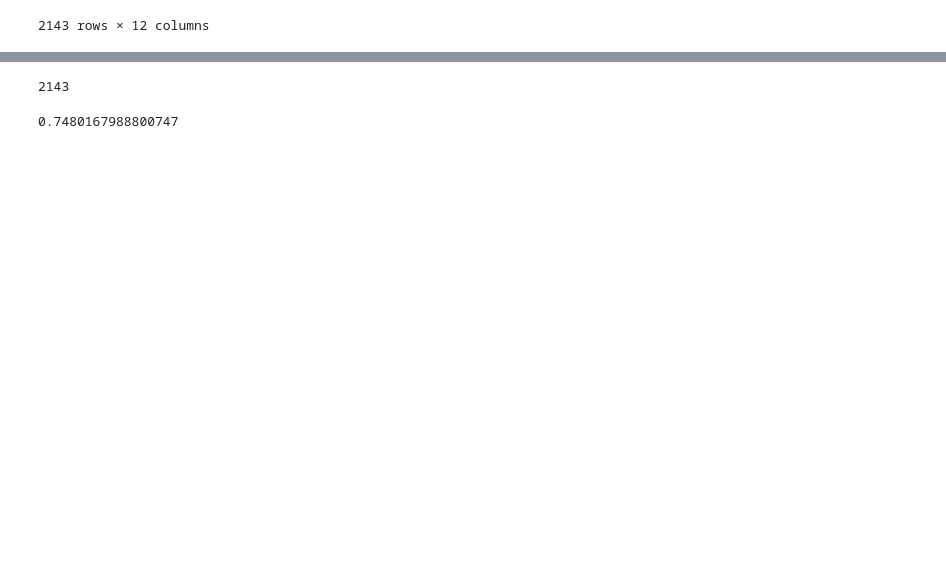
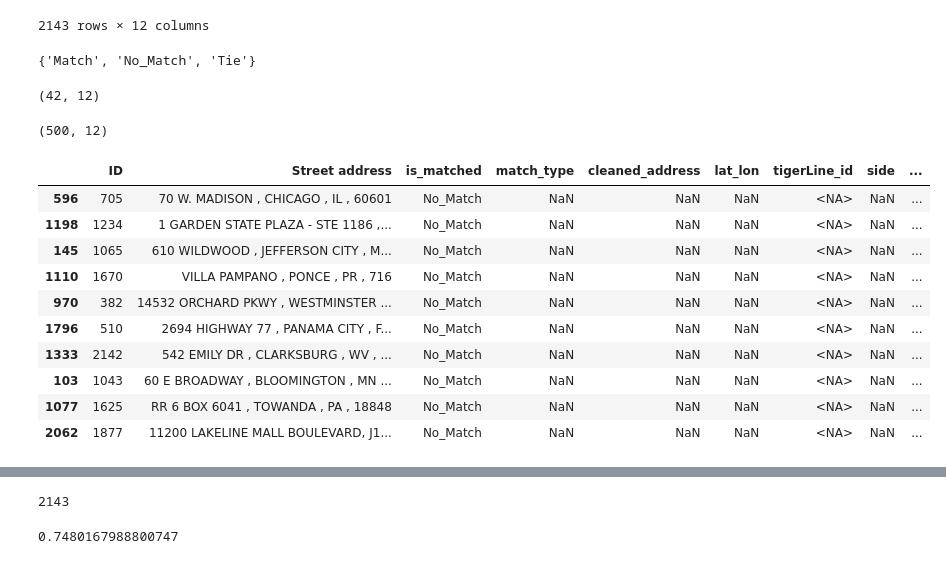
Before and after one commit to minhtriet/zipcodes, a Jupyter notebook: data_exploration.ipynb, the cells around one changed output, grey strips where cells are left out. Cells and saved outputs as stored; diff of their text form; code cells hidden in the pictures; blank space fills up the shorter version.

```diff
--- a/data_exploration.ipynb
+++ b/data_exploration.ipynb
@@ -483,3 +558,17 @@ celsus_lookedup_data
 | 2141 | 1441 | 4906 MONROE ST , TOLEDO , OH , 43623 | Match | Exact | 4906 MONROE ST, TOLEDO, OH, 43623 | -83.63713509799999,41.69634405900007 | 33931554 | R | ... |
 | 2142 | 1449 | 25907 GREAT NORTHERN BLVD , NORTH... | Match | Exact | 25907 GREAT NORTHERN BLVD, NORTH ... | -81.90218540699999,41.40887835900003 | 638954483 | R | ... |
 2143 rows × 12 columns
+# %%
+set(celsus_lookedup_data['is_matched'])
+# %% [output]
+{'Match', 'No_Match', 'Tie'}
+# %%
+tie = celsus_lookedup_data[celsus_lookedup_data['is_matched']=='Tie']
+tie.shape
+# %% [output]
+(42, 12)
+# %%
+no_match = celsus_lookedup_data[celsus_lookedup_data['is_matched']=='No_Match']
+no_match.shape
+# %% [output]
+(500, 12)
@@ -486,3 +579,17 @@ celsus_lookedup_data
+# %%
+no_match.sample(10, random_state=3)
+# %% [output]
+|  | ID | Street address | is_matched | match_type | cleaned_address | lat_lon | tigerLine_id | side | ... |
+| 596 | 705 | 70 W. MADISON , CHICAGO , IL , 60601 | No_Match | NaN | NaN | NaN | <NA> | NaN | ... |
+| 1198 | 1234 | 1 GARDEN STATE PLAZA - STE 1186 ,... | No_Match | NaN | NaN | NaN | <NA> | NaN | ... |
+| 145 | 1065 | 610 WILDWOOD , JEFFERSON CITY , M... | No_Match | NaN | NaN | NaN | <NA> | NaN | ... |
+| 1110 | 1670 | VILLA PAMPANO , PONCE , PR , 716 | No_Match | NaN | NaN | NaN | <NA> | NaN | ... |
+| 970 | 382 | 14532 ORCHARD PKWY , WESTMINSTER ... | No_Match | NaN | NaN | NaN | <NA> | NaN | ... |
+| 1796 | 510 | 2694 HIGHWAY 77 , PANAMA CITY , F... | No_Match | NaN | NaN | NaN | <NA> | NaN | ... |
+| 1333 | 2142 | 542 EMILY DR , CLARKSBURG , WV , ... | No_Match | NaN | NaN | NaN | <NA> | NaN | ... |
+| 103 | 1043 | 60 E BROADWAY , BLOOMINGTON , MN ... | No_Match | NaN | NaN | NaN | <NA> | NaN | ... |
+| 1077 | 1625 | RR 6 BOX 6041 , TOWANDA , PA , 18848 | No_Match | NaN | NaN | NaN | <NA> | NaN | ... |
+| 2062 | 1877 | 11200 LAKELINE MALL BOULEVARD, J1... | No_Match | NaN | NaN | NaN | <NA> | NaN | ... |
 # %%
 matched_data=celsus_lookedup_data[celsus_lookedup_data['is_matched']=='Match']
 # %%
```
Also changed, not shown: parts of 25 cells of this notebook.
